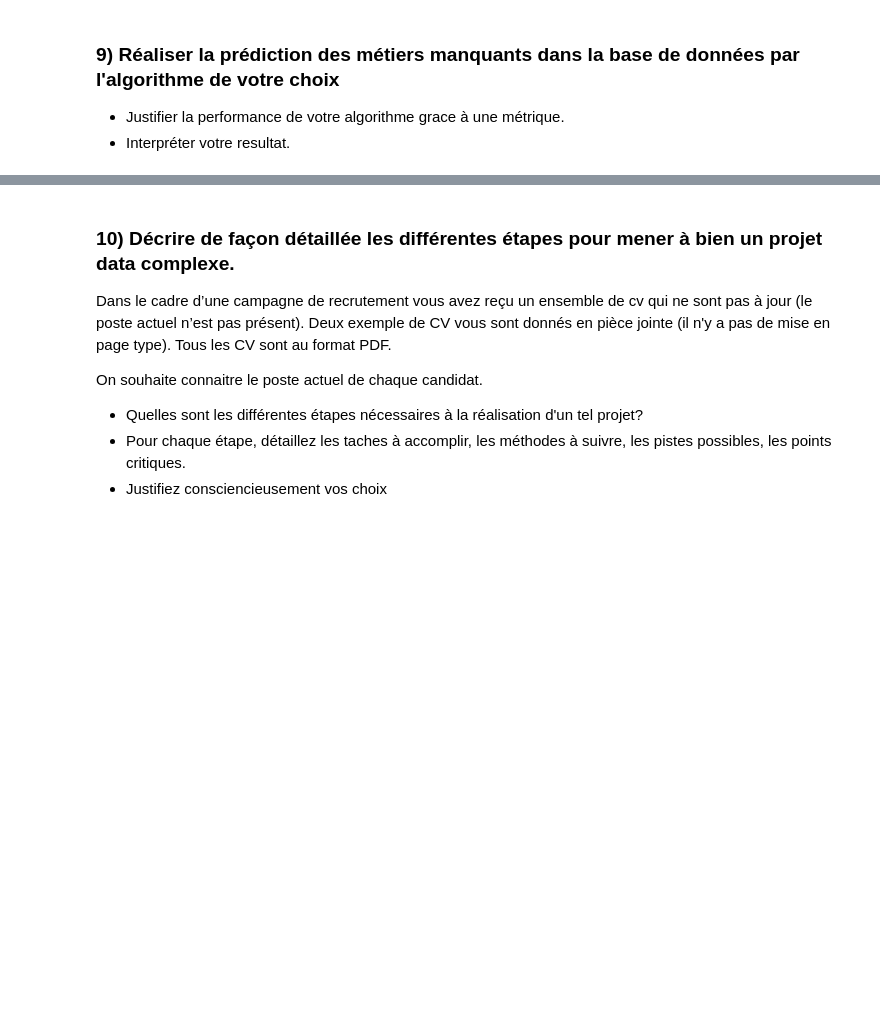
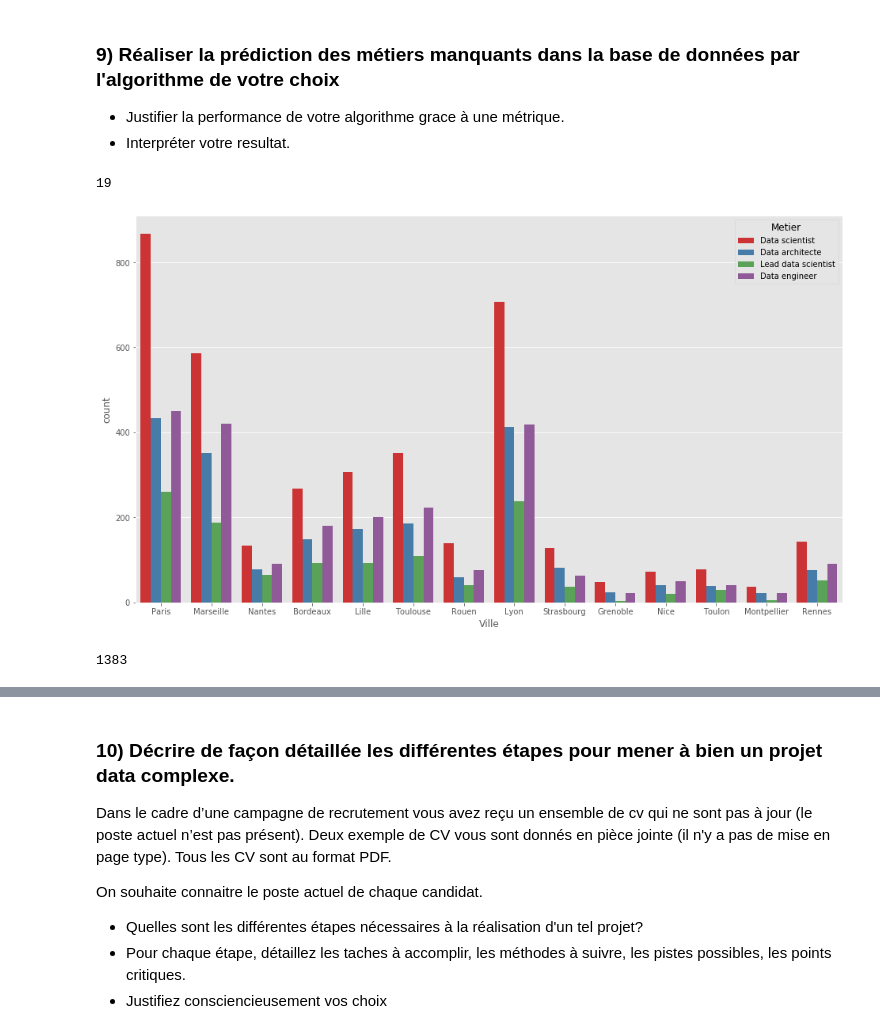
Before and after one commit to emathian/Clustering_Classification_JN, a Jupyter notebook: Test_Technique_ML.ipynb, the cells around one changed output, grey strips where cells are left out. Cells and saved outputs as stored; diff of their text form; code cells hidden in the pictures; blank space fills up the shorter version.

```diff
--- a/Test_Technique_ML.ipynb
+++ b/Test_Technique_ML.ipynb
@@ -238,3 +242,18 @@ Text(0.5, 1.0, "Représentation du nombre d'année d'expérience par métier")
 ### 9) Réaliser la prédiction des métiers manquants dans la base de données par l'algorithme de votre choix
 -  Justifier la performance de votre algorithme grace à une métrique.
 -  Interpréter votre resultat.
+# %%
+df['Metier'] =  df['Metier'].replace('Unknown', np.nan)
+# %%
+df['Metier'].isna().sum()
+# %% [output]
+19
+# %%
+plt.figure(figsize=(16, 9))
+b =  sb.countplot( x="Ville", hue= "Metier", data=df, palette="Set1")
+# %% [output]
+[figure, added]
+# %%
+len(set(df['Entreprise']))
+# %% [output]
+1383
```
Also changed, not shown: parts of 21 cells of this notebook.
